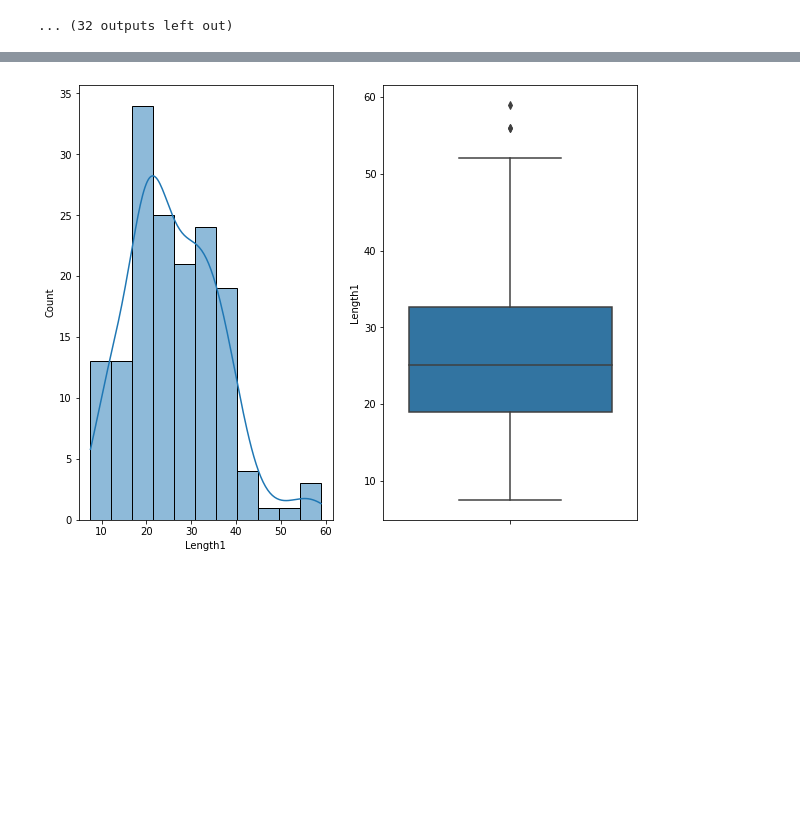
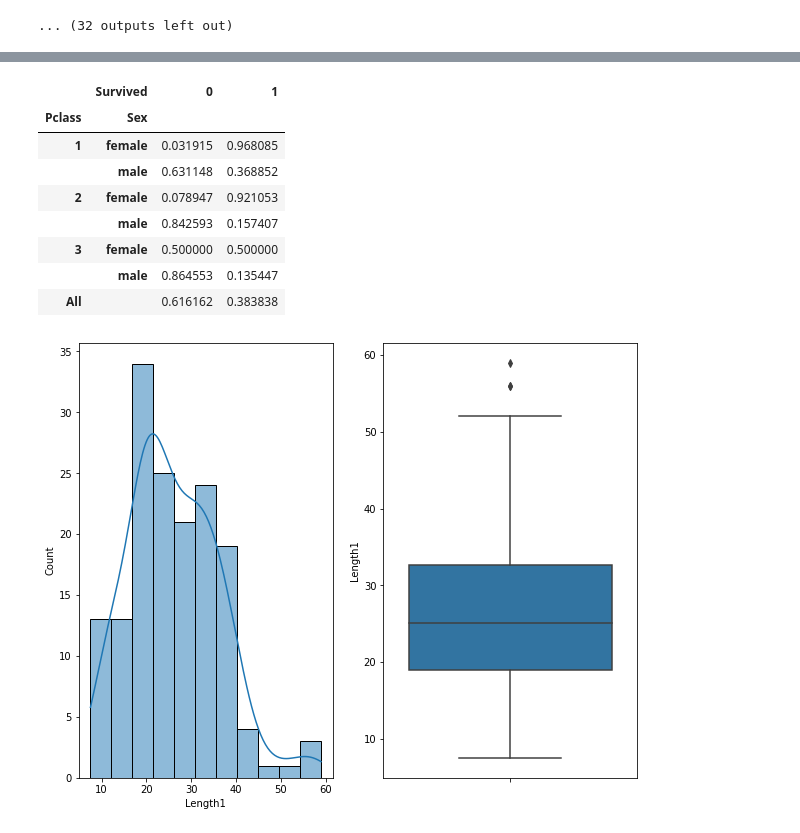
Before and after one commit to edoardovivo/MLAutoEDA, a Jupyter notebook: AutoEDA.ipynb, the cells around one changed output, grey strips where cells are left out. Cells and saved outputs as stored; diff of their text form; code cells hidden in the pictures; blank space fills up the shorter version.

```diff
--- a/AutoEDA.ipynb
+++ b/AutoEDA.ipynb
@@ -127,3 +145,15 @@ summary_dict = eda.summaryEDA(dataframe, numerical_vars, categorical_vars, targe
+# %%
+summary_dict[("Pclass","Sex", "Survived")]["summary"][1]
+# %% [output]
+|  | Survived | 0 | 1 |
+| Pclass | Sex |  |  |
+| 1 | female | 0.031915 | 0.968085 |
+|  | male | 0.631148 | 0.368852 |
+| 2 | female | 0.078947 | 0.921053 |
+|  | male | 0.842593 | 0.157407 |
+| 3 | female | 0.500000 | 0.500000 |
+|  | male | 0.864553 | 0.135447 |
+| All |  | 0.616162 | 0.383838 |
 # %%
 dataframe = df_fish
 numerical_vars = ['Length1', 'Length2', 'Length3', 'Height', 'Width']
```
Also changed, not shown: parts of 2 cells of this notebook, 8 other files.
